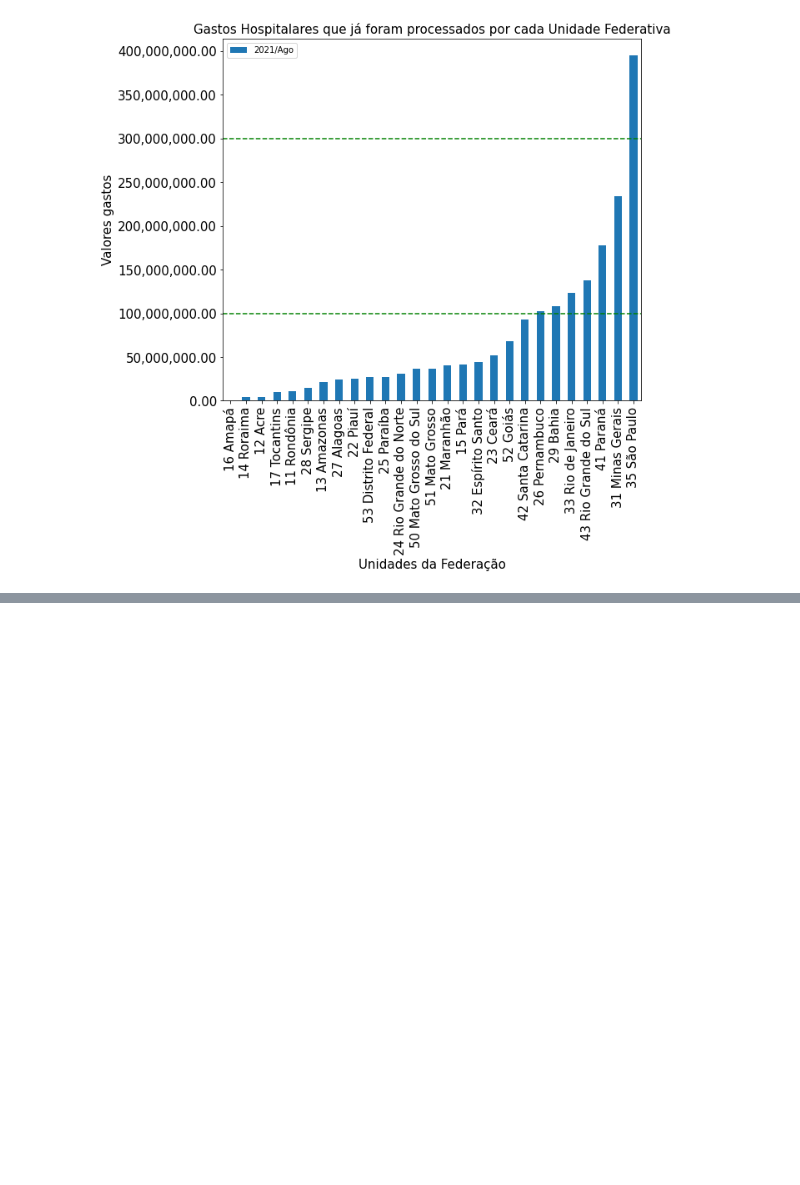
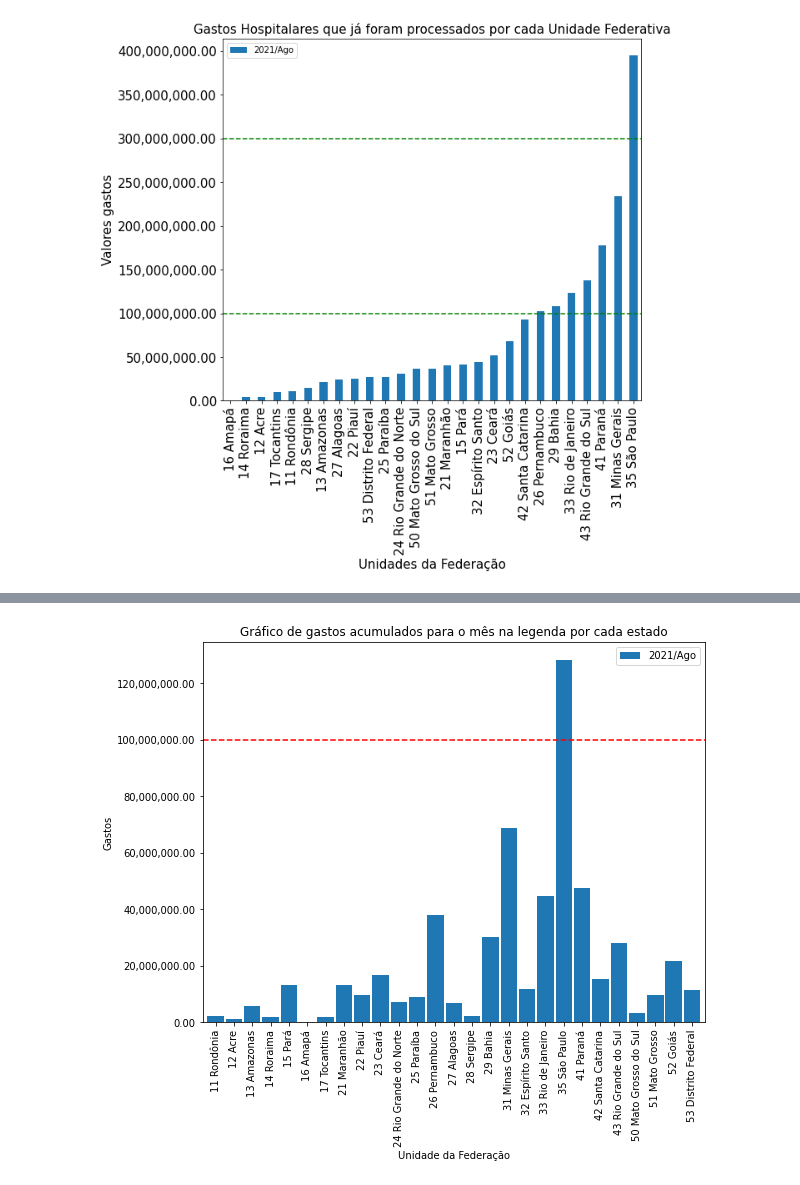
Before and after one commit to GadnerBV/Bootcamp_Data_Science_Alura, a Jupyter notebook: Módulo_1_Bootcamp_Datascience.ipynb, the cells around one changed output, grey strips where cells are left out. Drawn from its saved outputs; the diff is of its cells as text; code cells hidden in the pictures; blank space fills up the shorter version.

```diff
--- a/Módulo_1_Bootcamp_Datascience.ipynb
+++ b/Módulo_1_Bootcamp_Datascience.ipynb
@@ -156,0 +187,16 @@ plt.show()
+# %%
+#Mês mais recente é 2021/Ago.
+#Primeiro ajustando o gráfico com o mês de Jul, pois este não precisa ser tratado.
+
+dados.replace(to_replace='-', value=0.00, inplace=True)
+dados['2021/Ago'] = pd.to_numeric(dados['2021/Ago'])
+
+ax = dados.plot(x="Unidade da Federação", y="2021/Ago", kind='bar',figsize=(9,7), width=(0.9))
+ax.yaxis.set_major_formatter(ticker.StrMethodFormatter("{x:,.2f}"))
+plt.axhline(y=100000000.00, color='r', linestyle='--')
+plt.title("Gráfico de gastos acumulados para o mês na legenda por cada estado")
+plt.ylabel("Gastos")
+
+plt.show()
+# %% [output]
+[figure, added]
```
Also changed, not shown: parts of 23 cells of this notebook.
